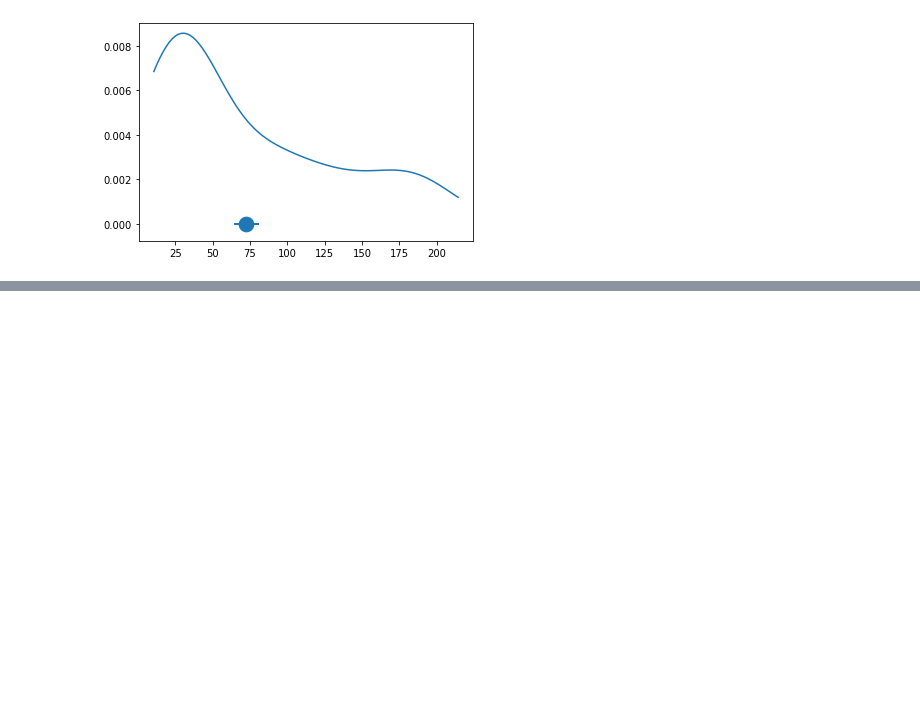
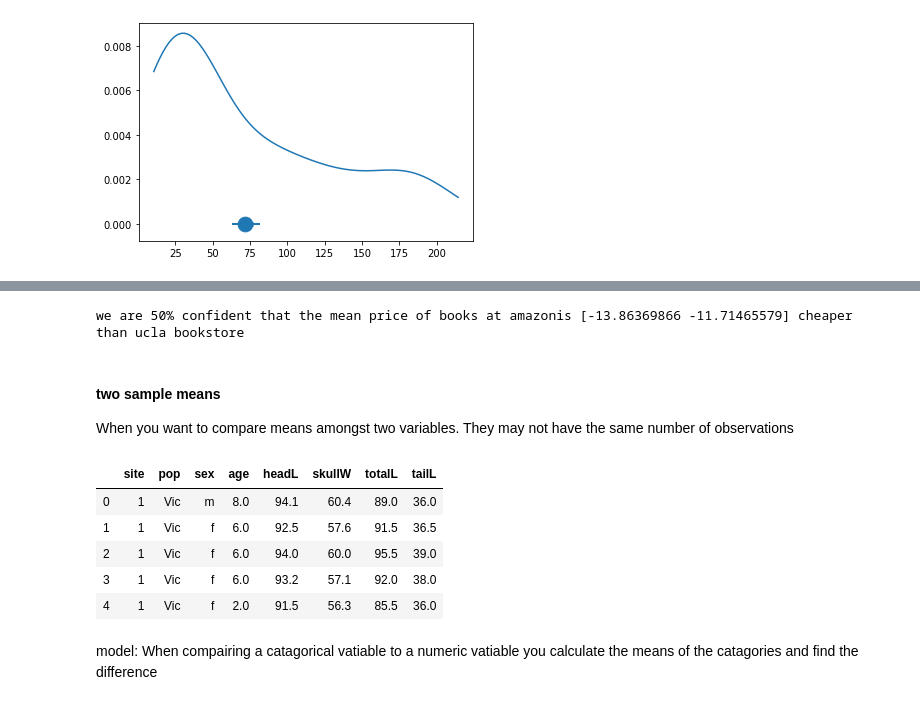
Before and after one commit to josephmlev/levine_j_math_314, a Jupyter notebook: notes/Class_notes_9.23-.ipynb, the cells around one changed output, grey strips where cells are left out. Saved outputs shown, nothing was run; the diff lists cells and outputs as text; code cells hidden in the pictures; blank space fills up the shorter version.

```diff
--- a/notes/Class_notes_9.23-.ipynb
+++ b/notes/Class_notes_9.23-.ipynb
@@ -754,0 +789,38 @@ print(bootstrap(df['amazNew'], R, min))
+# %%
+def ll_normal(mu, X):
+    d = X - mu
+    return np.sum(d * d) #products are cheaper than powers!
+
+def optim(data, initval = None):
+    if not initval:
+        initval = np.random.normal()
+    return minimize(ll_normal, (initval), args = (data), method = "BFGS").x
+
+def bootstrap(data, R, fun):
+    N = data.size
+    thetas = np.full(R, np.nan)
+    for r in range(R):
+        idx = np.random.choice(N, N, replace = True)
+        thetas[r] = fun(data[idx])
+    return np.percentile(thetas, [25, 75])
+
+R = 1001
+print('we are 50% confident that the mean price of books at amazon\
+is', bootstrap(df['diff'], R, optim), 'cheaper than ucla bookstore')
+# %% [output]
+we are 50% confident that the mean price of books at amazonis [-13.86369866 -11.71465579] cheaper than ucla bookstore
+# %% [markdown]
+#### two sample means
+When you want to compare means amongst two variables. They may not have the same number of observations
+# %%
+df = pd.read_csv('https://raw.githubusercontent.com/roualdes/data/master/possum.csv')
+df.head()
+# %% [output]
+|  | site | pop | sex | age | headL | skullW | totalL | tailL |
+| 0 | 1 | Vic | m | 8.0 | 94.1 | 60.4 | 89.0 | 36.0 |
+| 1 | 1 | Vic | f | 6.0 | 92.5 | 57.6 | 91.5 | 36.5 |
+| 2 | 1 | Vic | f | 6.0 | 94.0 | 60.0 | 95.5 | 39.0 |
+| 3 | 1 | Vic | f | 6.0 | 93.2 | 57.1 | 92.0 | 38.0 |
+| 4 | 1 | Vic | f | 2.0 | 91.5 | 56.3 | 85.5 | 36.0 |
+# %% [markdown]
+model: When compairing a catagorical vatiable to a numeric vatiable you calculate the means of the catagories and find the difference
```
Also changed, not shown: parts of 7 cells of this notebook.
